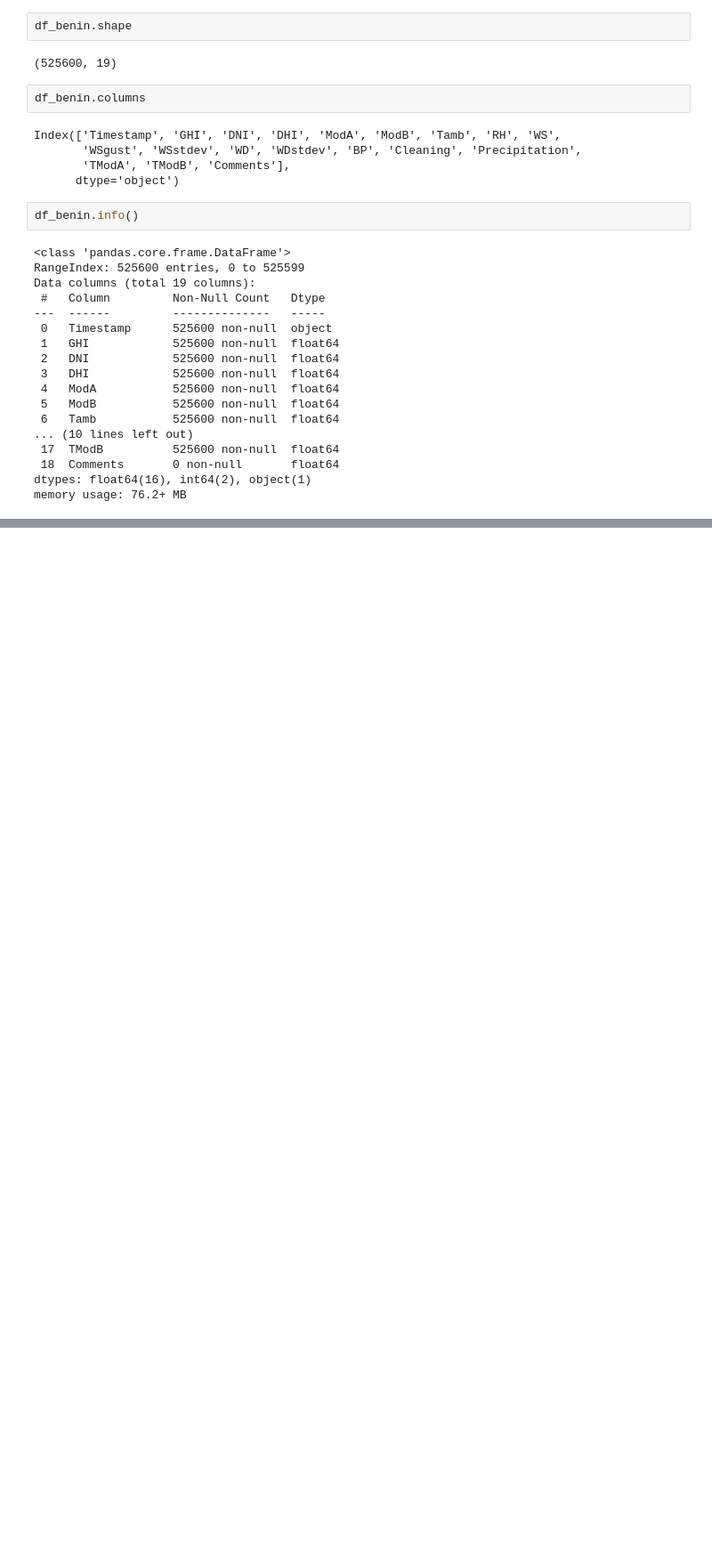
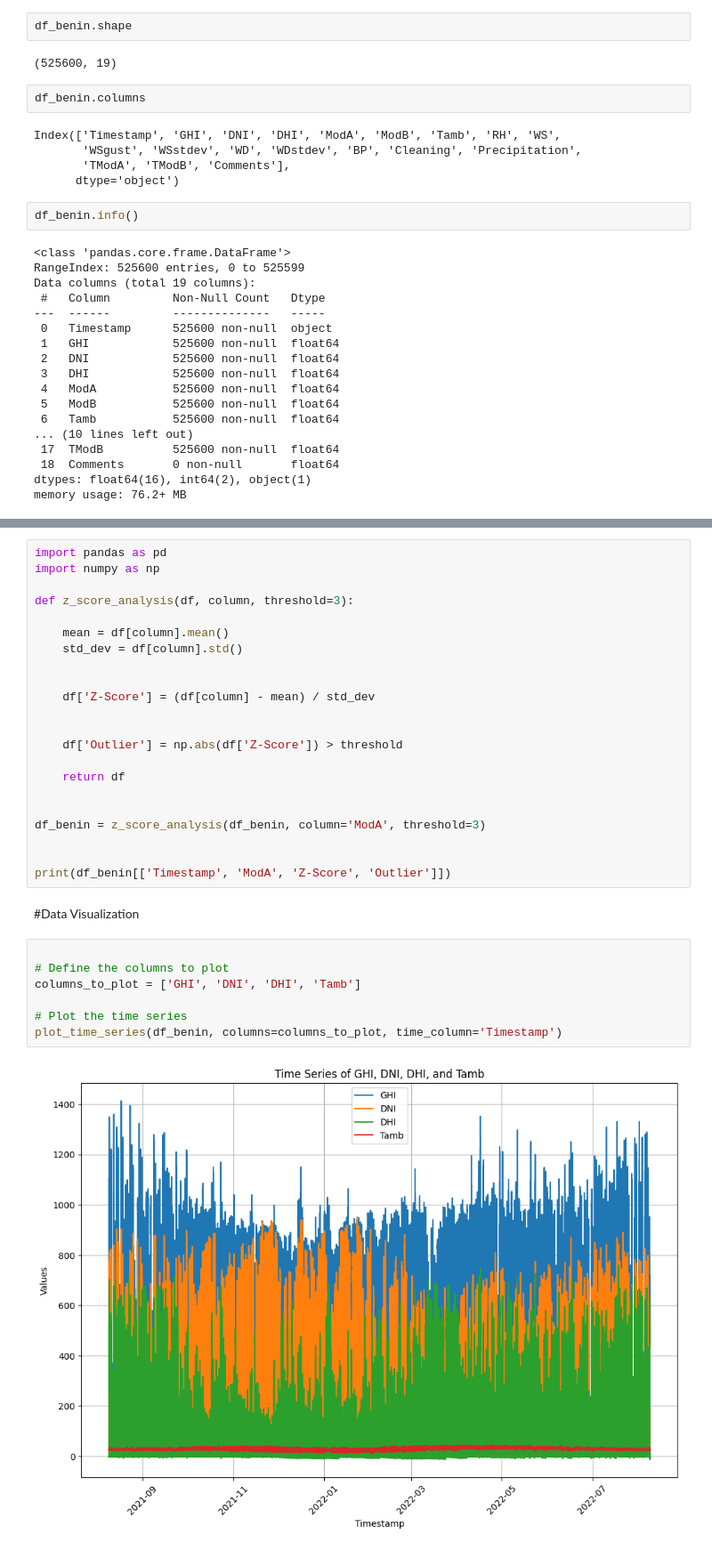
Before and after one commit to Abel-Marie/solar-data-analysis, a Jupyter notebook: datasets/benin-malanville/notebooks/01_eda_benin.ipynb, the cells around one changed output, grey strips where cells are left out. Shown at 89% size. Saved outputs shown, nothing was run; the diff lists cells and outputs as text; blank space fills up the shorter version.

```diff
--- a/datasets/benin-malanville/notebooks/01_eda_benin.ipynb
+++ b/datasets/benin-malanville/notebooks/01_eda_benin.ipynb
@@ -80,0 +152,33 @@ df_benin.describe()
+# %%
+import pandas as pd
+import numpy as np
+
+def z_score_analysis(df, column, threshold=3):
+
+    mean = df[column].mean()
+    std_dev = df[column].std()
+
+
+    df['Z-Score'] = (df[column] - mean) / std_dev
+
+
+    df['Outlier'] = np.abs(df['Z-Score']) > threshold
+
+    return df
+
+
+df_benin = z_score_analysis(df_benin, column='ModA', threshold=3)
+
+
+print(df_benin[['Timestamp', 'ModA', 'Z-Score', 'Outlier']])
+# %% [markdown]
+#Data Visualization
+# %%
+
+# Define the columns to plot
+columns_to_plot = ['GHI', 'DNI', 'DHI', 'Tamb']
+
+# Plot the time series
+plot_time_series(df_benin, columns=columns_to_plot, time_column='Timestamp')
+# %% [output]
+[figure, added]
```
Also changed, not shown: parts of 11 cells of this notebook, 3 other files.
